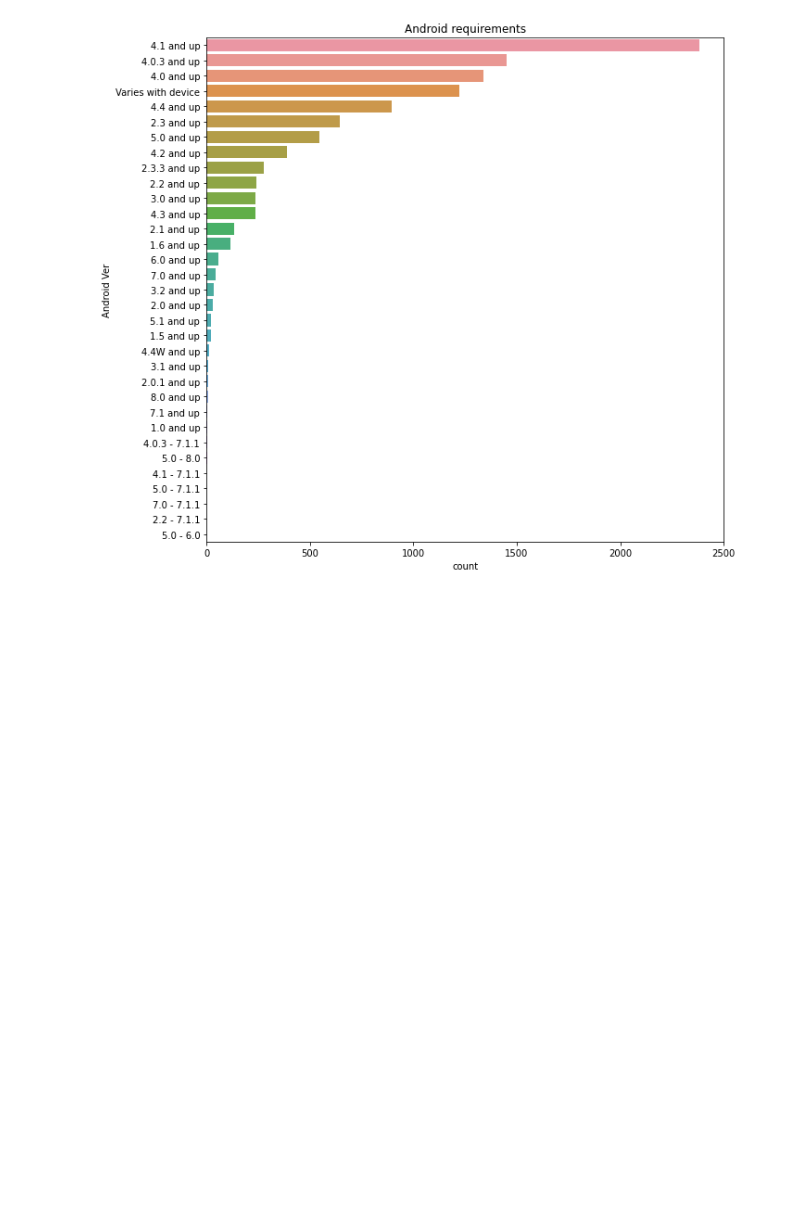
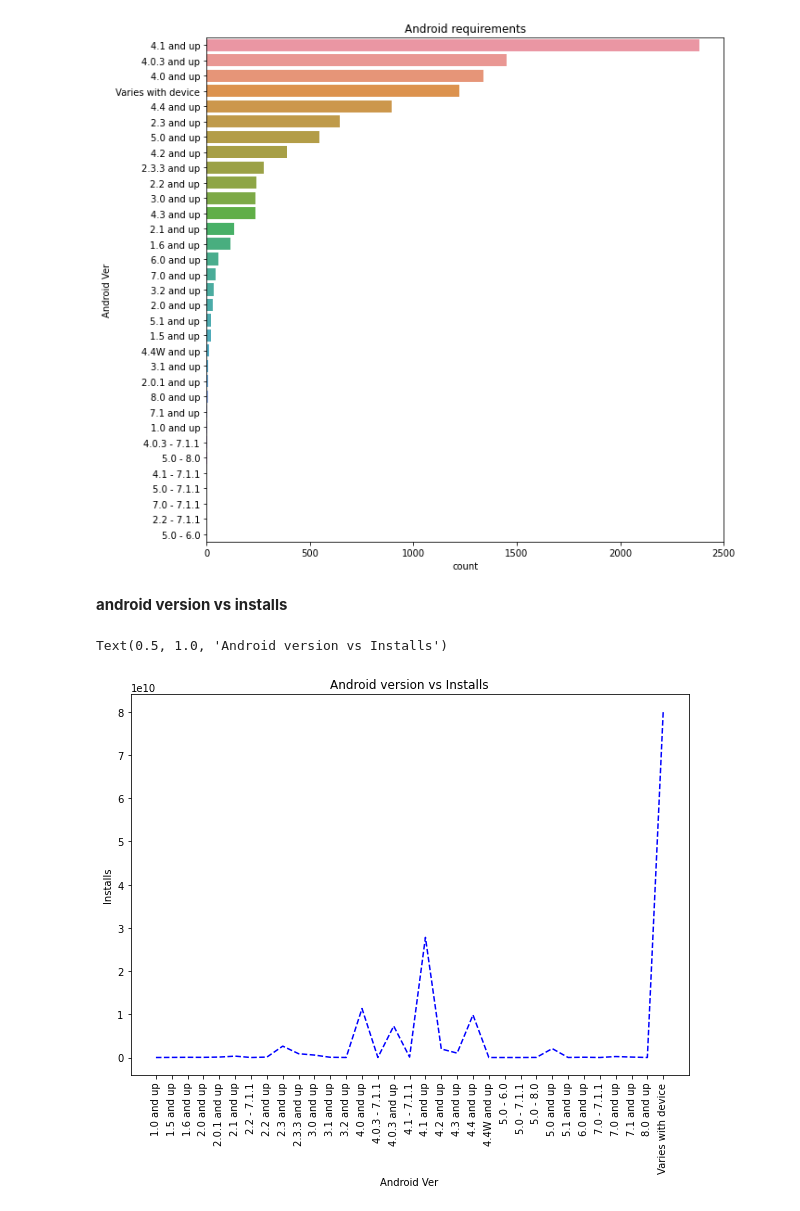
Before and after one commit to SREENIVASAN-KV/play_store_app_review, a Jupyter notebook: Play_Store_App_Review_Analysis_Capstone_Project.ipynb, the cells around one changed output. Drawn from its saved outputs; the diff is of its cells as text; code cells hidden in the pictures; blank space fills up the shorter version.

```diff
--- a/Play_Store_App_Review_Analysis_Capstone_Project.ipynb
+++ b/Play_Store_App_Review_Analysis_Capstone_Project.ipynb
@@ -232,3 +230,21 @@ plt.title('Android requirements')
 plt.show()
 # %% [output]
 [figure]
+# %% [markdown]
+**android version vs installs**
+# %%
+#looking for minimum android requirments for a popular app
+play_store_data['Installs'] = play_store_data['Installs'].str.replace('+','')
+play_store_data['Installs'] = play_store_data['Installs'].str.replace(',','')
+play_store_data['Installs'] = play_store_data['Installs'].astype(int)
+version_vs_users=play_store_data.groupby('Android Ver')['Installs'].sum()
+# %%
+plt.figure(figsize=(10,7))
+plt.plot(version_vs_users,'r--',color='b')
+plt.xticks(rotation=90)
+plt.xlabel('Android Ver')
+plt.ylabel('Installs')
+plt.title('Android version vs Installs')
+# %% [output]
+Text(0.5, 1.0, 'Android version vs Installs')
+[figure, added]
```
Also changed, not shown: parts of 2 cells of this notebook.
